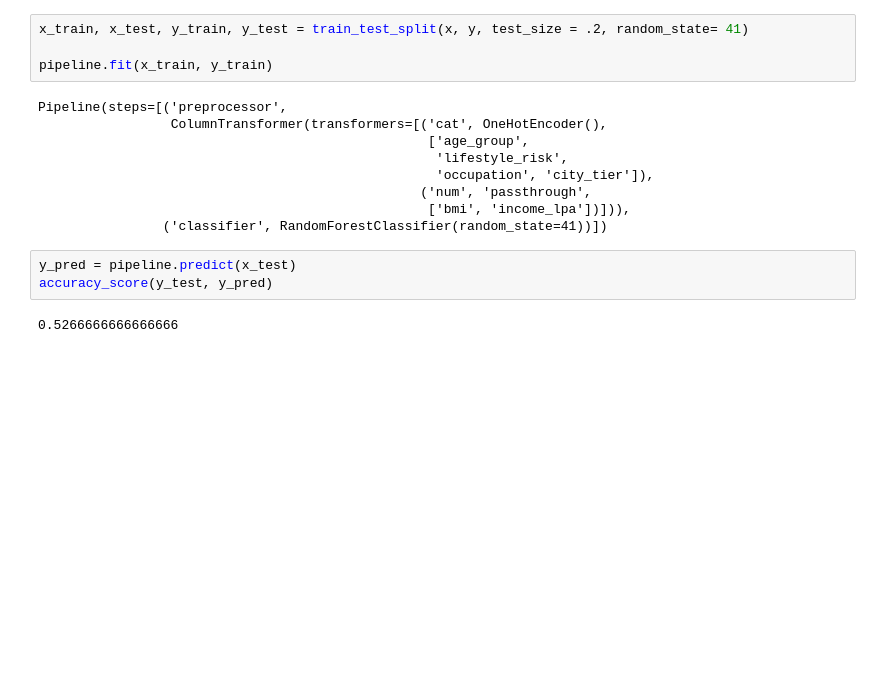
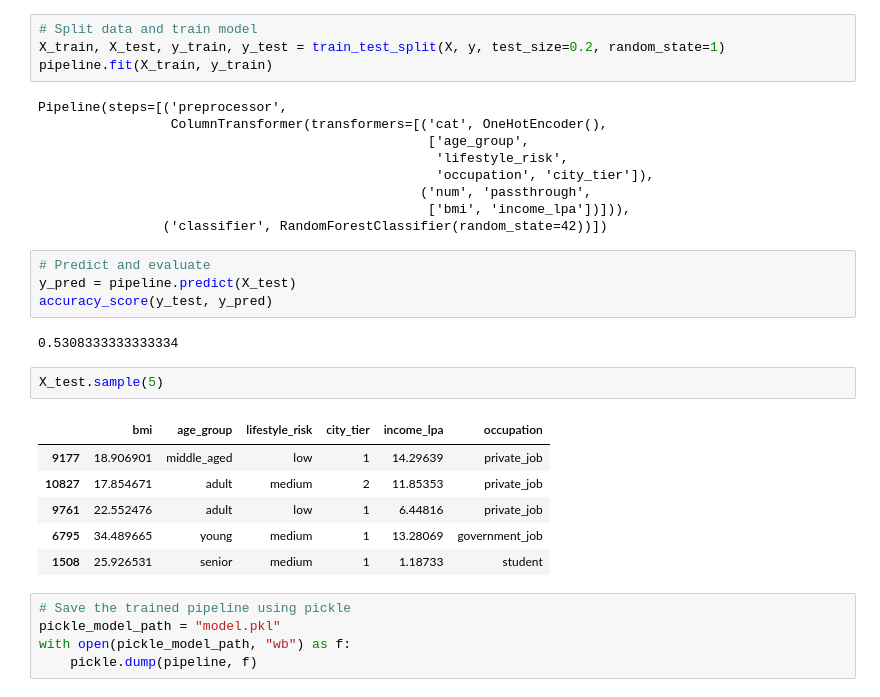
Before and after one commit to pawan-rai02/FastAPI, a Jupyter notebook: curd-fastapi/04_fastApi-ML.ipynb, the cells around one changed output. Saved outputs shown, nothing was run; the diff lists cells and outputs as text; blank space fills up the shorter version.

```diff
--- a/curd-fastapi/04_fastApi-ML.ipynb
+++ b/curd-fastapi/04_fastApi-ML.ipynb
@@ -140,7 +140,7 @@ pipeline = Pipeline(steps= [
 # %%
-x_train, x_test, y_train, y_test = train_test_split(x, y, test_size = .2, random_state= 41)
-
-pipeline.fit(x_train, y_train)
+# Split data and train model
+X_train, X_test, y_train, y_test = train_test_split(X, y, test_size=0.2, random_state=1)
+pipeline.fit(X_train, y_train)
 # %% [output]
 Pipeline(steps=[('preprocessor',
                  ColumnTransformer(transformers=[('cat', OneHotEncoder(),
@@ -149,9 +149,24 @@ Pipeline(steps=[('preprocessor',
                                                    'occupation', 'city_tier']),
                                                  ('num', 'passthrough',
                                                   ['bmi', 'income_lpa'])])),
-                ('classifier', RandomForestClassifier(random_state=41))])
+                ('classifier', RandomForestClassifier(random_state=42))])
 # %%
-y_pred = pipeline.predict(x_test)
+# Predict and evaluate
+y_pred = pipeline.predict(X_test)
 accuracy_score(y_test, y_pred)
 # %% [output]
-0.5266666666666666
+0.5308333333333334
+# %%
+X_test.sample(5)
+# %% [output]
+|  | bmi | age_group | lifestyle_risk | city_tier | income_lpa | occupation |
+| 9177 | 18.906901 | middle_aged | low | 1 | 14.29639 | private_job |
+| 10827 | 17.854671 | adult | medium | 2 | 11.85353 | private_job |
+| 9761 | 22.552476 | adult | low | 1 | 6.44816 | private_job |
+| 6795 | 34.489665 | young | medium | 1 | 13.28069 | government_job |
+| 1508 | 25.926531 | senior | medium | 1 | 1.18733 | student |
+# %%
+# Save the trained pipeline using pickle
+pickle_model_path = "model.pkl"
+with open(pickle_model_path, "wb") as f:
+    pickle.dump(pipeline, f)
```
Also changed, not shown: parts of 20 cells of this notebook, 4 other files.
